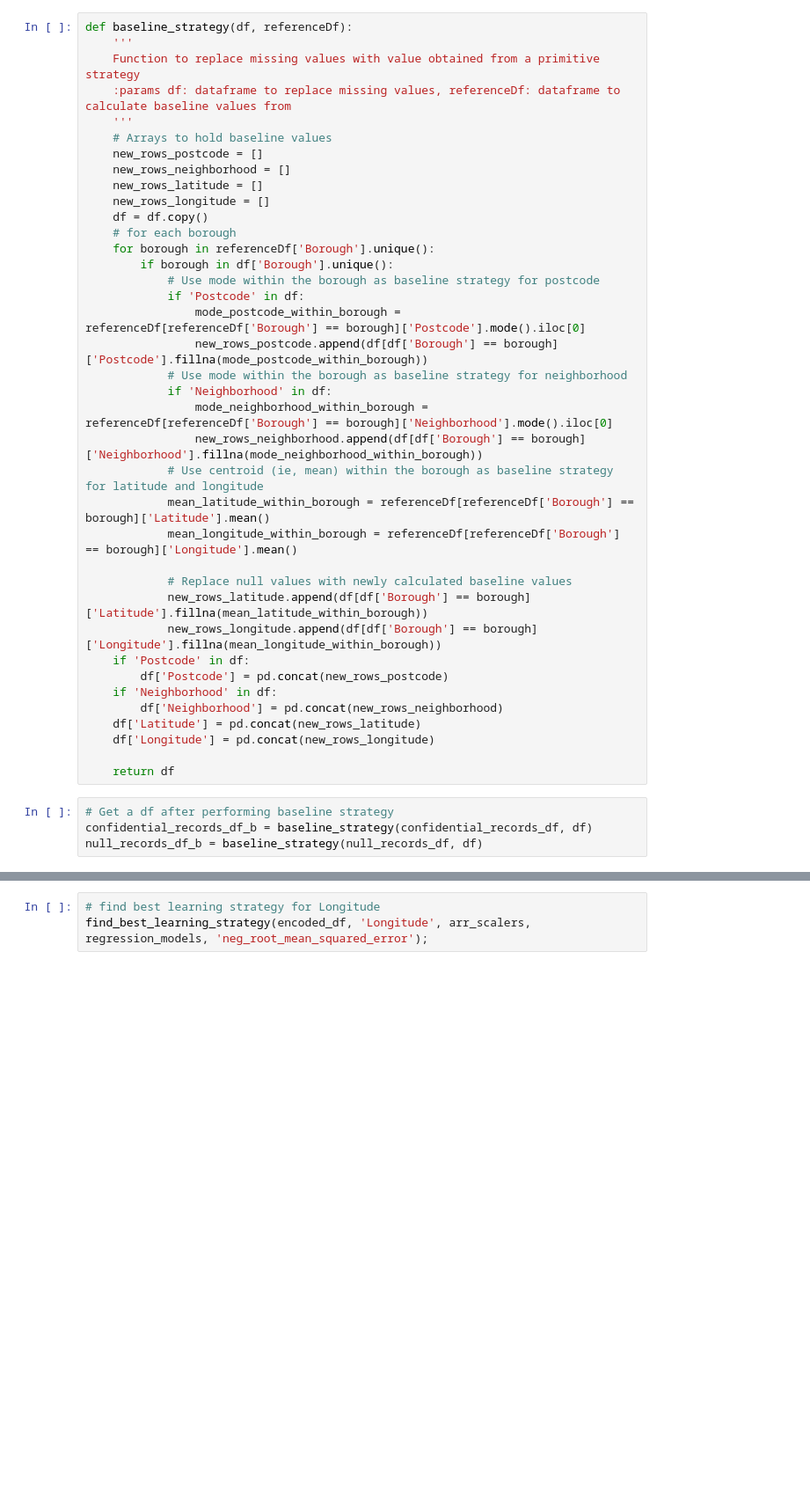
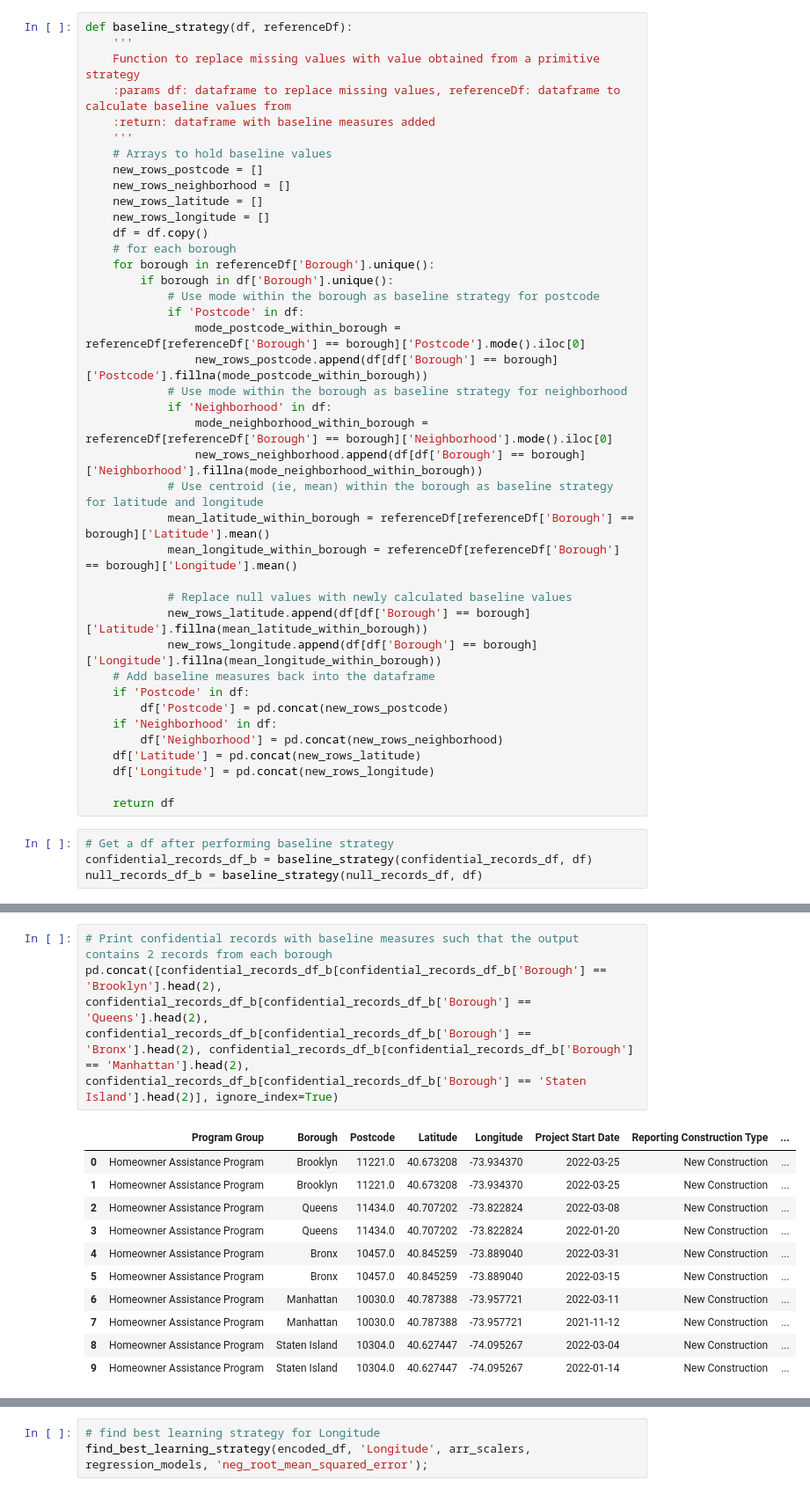
Before and after one commit to tejusrevi/nyc-housing, a Jupyter notebook: project.ipynb, the cells around one changed output, grey strips where cells are left out. Shown at 88% size. Drawn from its saved outputs; the diff is of its cells as text; blank space fills up the shorter version.

```diff
--- a/project.ipynb
+++ b/project.ipynb
@@ -593,6 +604,7 @@ def baseline_strategy(df, referenceDf):
     '''
     Function to replace missing values with value obtained from a primitive strategy
     :params df: dataframe to replace missing values, referenceDf: dataframe to calculate baseline values from
+    :return: dataframe with baseline measures added
     '''
     # Arrays to hold baseline values
     new_rows_postcode = []
@@ -618,6 +630,7 @@ def baseline_strategy(df, referenceDf):
             # Replace null values with newly calculated baseline values
             new_rows_latitude.append(df[df['Borough'] == borough]['Latitude'].fillna(mean_latitude_within_borough))
             new_rows_longitude.append(df[df['Borough'] == borough]['Longitude'].fillna(mean_longitude_within_borough))
+    # Add baseline measures back into the dataframe
     if 'Postcode' in df:
         df['Postcode'] = pd.concat(new_rows_postcode)
     if 'Neighborhood' in df:
@@ -652,0 +646,15 @@ null_records_df_b.head()
+# %%
+# Print confidential records with baseline measures such that the output contains 2 records from each borough
+pd.concat([confidential_records_df_b[confidential_records_df_b['Borough'] == 'Brooklyn'].head(2), confidential_records_df_b[confidential_records_df_b['Borough'] == 'Queens'].head(2), confidential_records_df_b[confidential_records_df_b['Borough'] == 'Bronx'].head(2), confidential_records_df_b[confidential_records_df_b['Borough'] == 'Manhattan'].head(2), confidential_records_df_b[confidential_records_df_b['Borough'] == 'Staten Island'].head(2)], ignore_index=True)
+# %% [output]
+|  | Program Group | Borough | Postcode | Latitude | Longitude | Project Start Date | Reporting Construction Type | ... |
+| 0 | Homeowner Assistance Program | Brooklyn | 11221.0 | 40.673208 | -73.934370 | 2022-03-25 | New Construction | ... |
+| 1 | Homeowner Assistance Program | Brooklyn | 11221.0 | 40.673208 | -73.934370 | 2022-03-25 | New Construction | ... |
+| 2 | Homeowner Assistance Program | Queens | 11434.0 | 40.707202 | -73.822824 | 2022-03-08 | New Construction | ... |
+| 3 | Homeowner Assistance Program | Queens | 11434.0 | 40.707202 | -73.822824 | 2022-01-20 | New Construction | ... |
+| 4 | Homeowner Assistance Program | Bronx | 10457.0 | 40.845259 | -73.889040 | 2022-03-31 | New Construction | ... |
+| 5 | Homeowner Assistance Program | Bronx | 10457.0 | 40.845259 | -73.889040 | 2022-03-15 | New Construction | ... |
+| 6 | Homeowner Assistance Program | Manhattan | 10030.0 | 40.787388 | -73.957721 | 2022-03-11 | New Construction | ... |
+| 7 | Homeowner Assistance Program | Manhattan | 10030.0 | 40.787388 | -73.957721 | 2021-11-12 | New Construction | ... |
+| 8 | Homeowner Assistance Program | Staten Island | 10304.0 | 40.627447 | -74.095267 | 2022-03-04 | New Construction | ... |
+| 9 | Homeowner Assistance Program | Staten Island | 10304.0 | 40.627447 | -74.095267 | 2022-01-14 | New Construction | ... |
```
Also changed, not shown: parts of 20 cells of this notebook.
